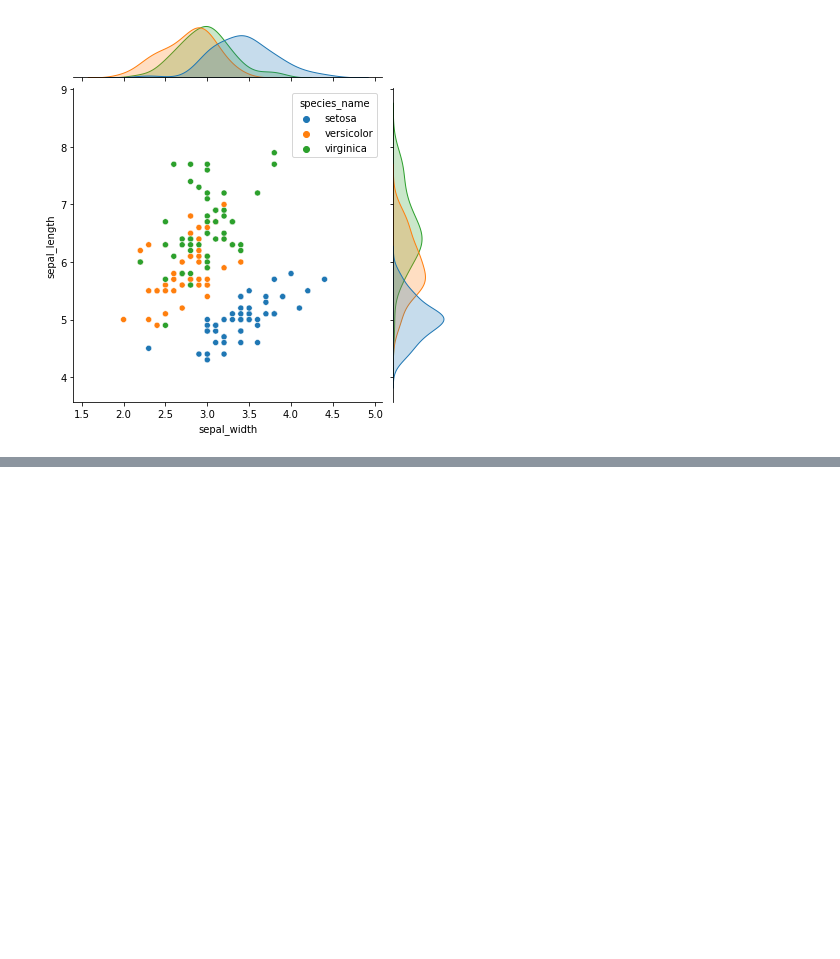
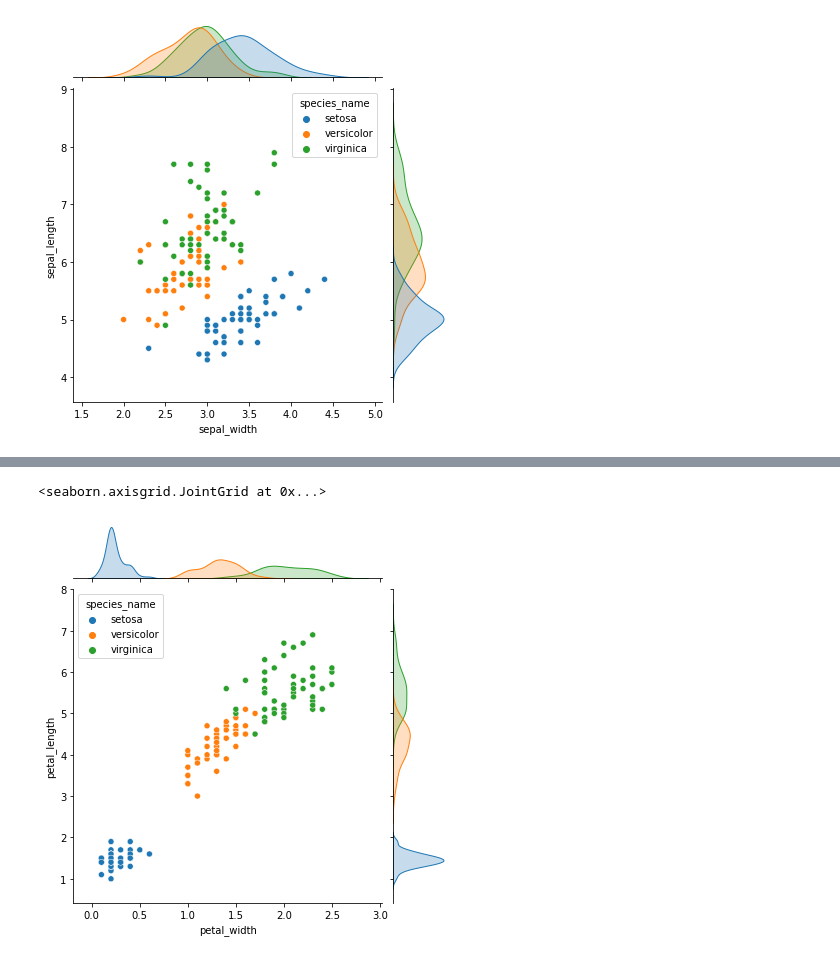
Before and after one commit to mwboiss/numpy-pandas-visualization-exercises, a Jupyter notebook: seaborn_exercises.ipynb, the cells around one changed output, grey strips where cells are left out. Cells and saved outputs as stored; diff of their text form; code cells hidden in the pictures; blank space fills up the shorter version.

```diff
--- a/seaborn_exercises.ipynb
+++ b/seaborn_exercises.ipynb
@@ -171,0 +216,6 @@ Looking at the heatmap it does look as though there is some or
+# %%
+sns.jointplot(data= iris_meas_spec, x = 'petal_width', y = 'petal_length', hue = 'species_name')
+# Petal width and length seems to be a good option for determining the species.
+# %% [output]
+<seaborn.axisgrid.JointGrid at 0x...>
+[figure, added]
```
Also changed, not shown: parts of 36 cells of this notebook.
